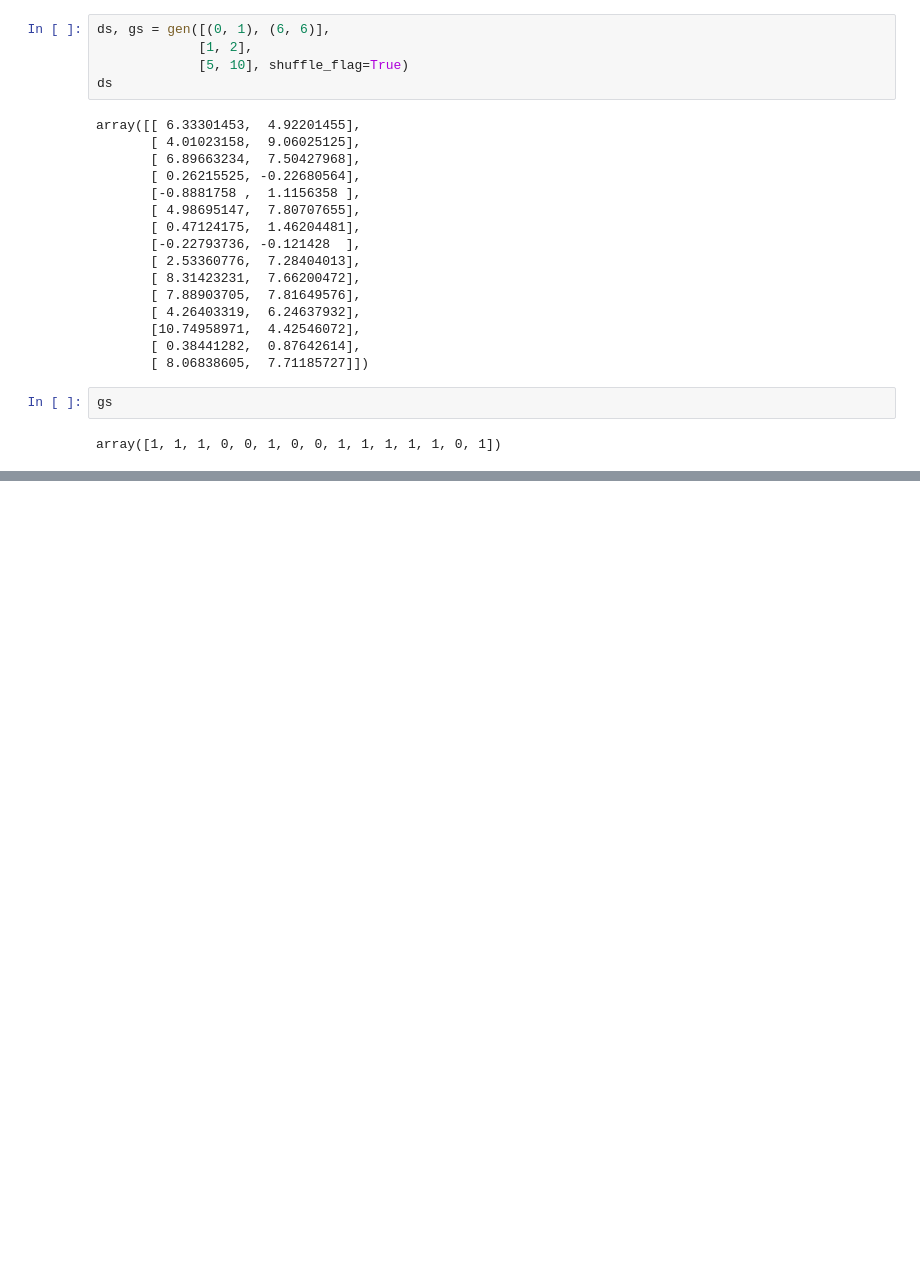
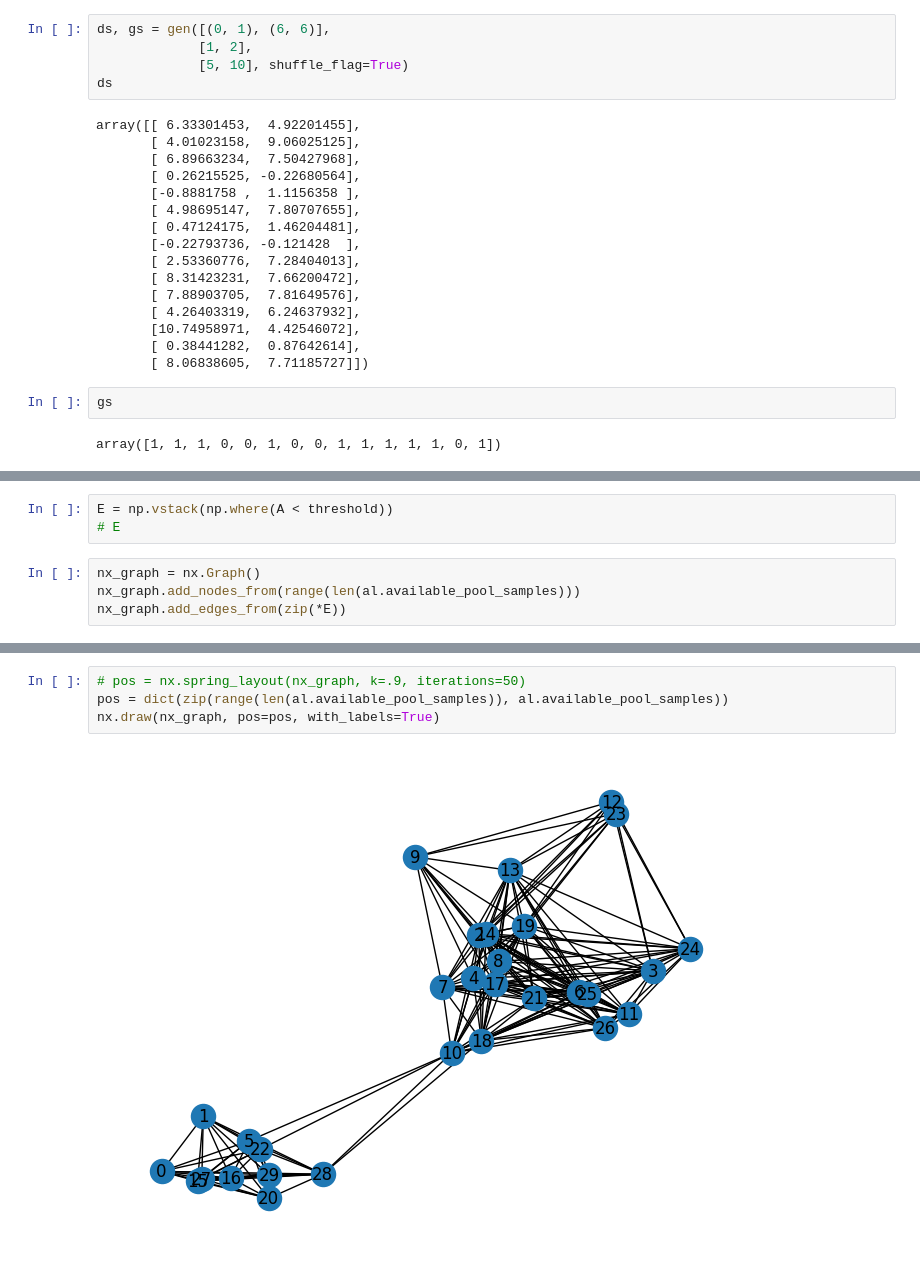
Before and after one commit to ThatMajd/Graph-Boosted-Active-Learning, a Jupyter notebook: code_testings.ipynb, the cells around one changed output, grey strips where cells are left out. Drawn from its saved outputs; the diff is of its cells as text; blank space fills up the shorter version.

```diff
--- a/code_testings.ipynb
+++ b/code_testings.ipynb
@@ -73,0 +83,7 @@ entropy
+# %%
+E = np.vstack(np.where(A < threshold))
+# E
+# %%
+nx_graph = nx.Graph()
+nx_graph.add_nodes_from(range(len(al.available_pool_samples)))
+nx_graph.add_edges_from(zip(*E))
@@ -73,0 +96,6 @@ entropy
+# %%
+# pos = nx.spring_layout(nx_graph, k=.9, iterations=50)
+pos = dict(zip(range(len(al.available_pool_samples)), al.available_pool_samples))
+nx.draw(nx_graph, pos=pos, with_labels=True)
+# %% [output]
+[figure, added]
```
Also changed, not shown: parts of 21 cells of this notebook, 1 other file.
